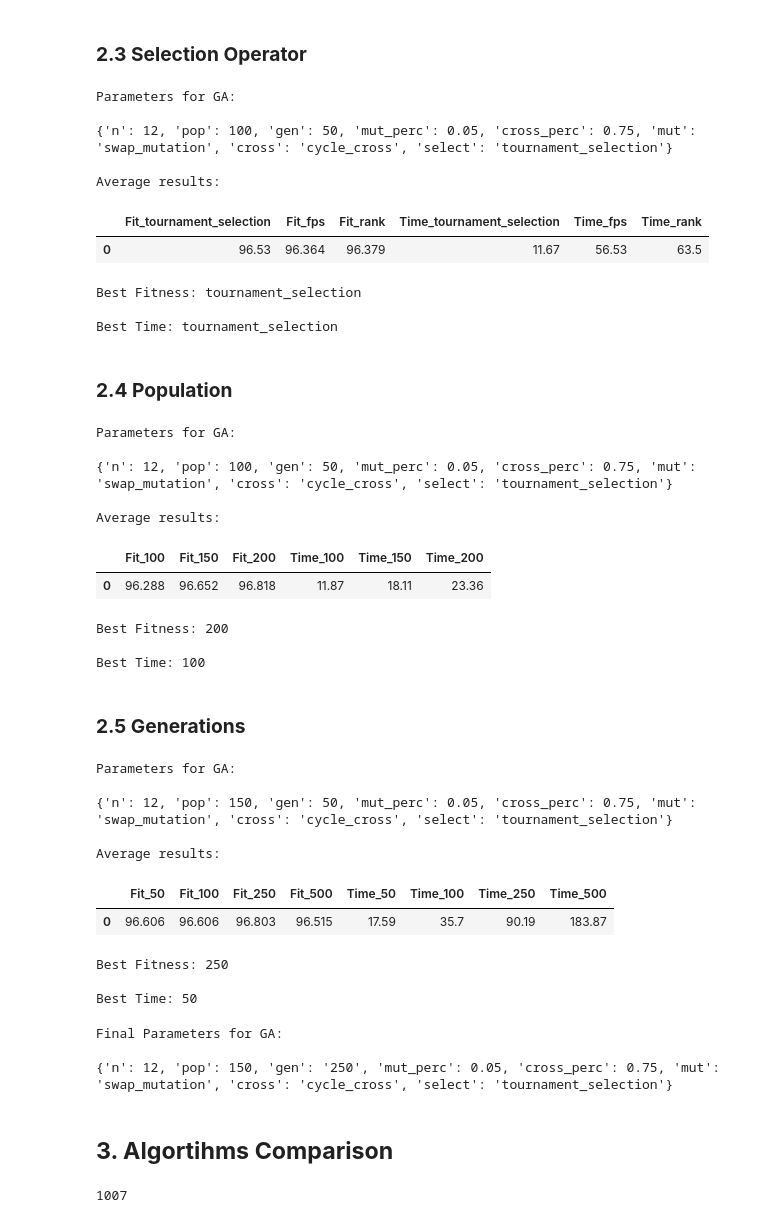
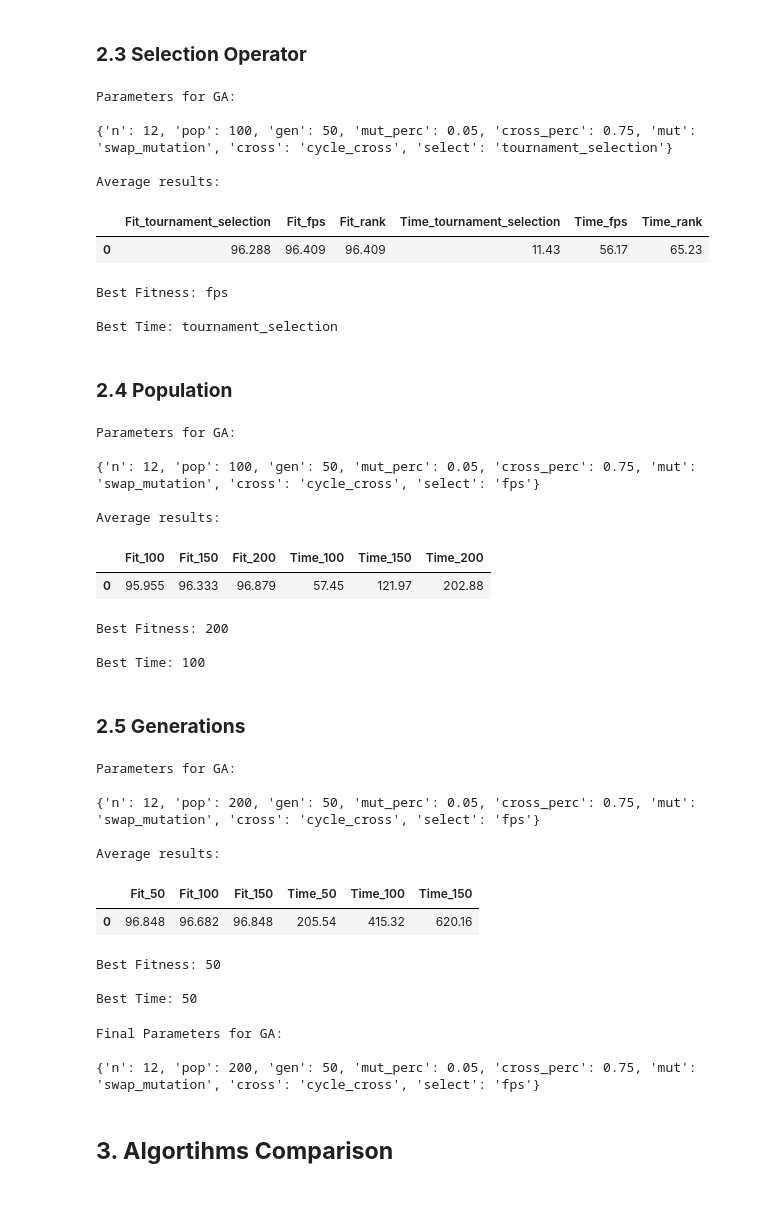
Before and after one commit to NassarX/nqueens-optimization, a Jupyter notebook: app/test.ipynb, the cells around one changed output. Cells and saved outputs as stored; diff of their text form; code cells hidden in the pictures.

```diff
--- a/app/test.ipynb
+++ b/app/test.ipynb
@@ -123,14 +104,14 @@ def genetic_algorithm(
 # %%
 # testing function
 ga = genetic_algorithm(
-                                            n = 12,
-                                            pop = 100,
+                                            n = 8,
+                                            pop = 200,
                                             gen = 100,
                                             mut_perc = .05,
                                             cross_perc = .75,
-                                            mut = "inversion_mutation",
-                                            cross = "arithmetic_cross",
-                                            select = "rank"
+                                            mut = "swap_mutation",
+                                            cross = "pmx",
+                                            select = "fps"
                                             )
 ga
 # %% [output]
@@ -443,8 +424,8 @@ Parameters for GA:
 
 Average results:
 |  | Fit_tournament_selection | Fit_fps | Fit_rank | Time_tournament_selection | Time_fps | Time_rank |
-| 0 | 96.53 | 96.364 | 96.379 | 11.67 | 56.53 | 63.5 |
+| 0 | 96.288 | 96.409 | 96.409 | 11.43 | 56.17 | 65.23 |
-Best Fitness: tournament_selection
+Best Fitness: fps
 
 Best Time: tournament_selection
 # %% [markdown]
@@ -474,7 +455,7 @@ display(df_avg)
 # Getting best parameter by fitness & time
 best_param_fit = df_avg[[col for col in df_avg.columns if col.startswith('Fit_')]].idxmax(axis=1)[0].replace('Fit_', '')
 best_param_time = df_avg[[col for col in df_avg.columns if col.startswith('Time_')]].idxmin(axis=1)[0].replace('Time_', '')
-replace_param = {'pop': 150}
+replace_param = {'pop': int(best_param_fit)}
 print(f'\nBest Fitness: \033[1m{best_param_fit}\033[0m\n\nBest Time: \033[1m{best_param_time}\033[0m', end='\n\n')
 
 # Plotting results
@@ -482,11 +463,11 @@ plot_values(data = df, colors = color_palette[:len(population)], layout=2, templ
 # %% [output]
 Parameters for GA:
 
-{'n': 12, 'pop': 100, 'gen': 50, 'mut_perc': 0.05, 'cross_perc': 0.75, 'mut': 'swap_mutation', 'cross': 'cycle_cross', 'select': 'tournament_selection'}
+{'n': 12, 'pop': 100, 'gen': 50, 'mut_perc': 0.05, 'cross_perc': 0.75, 'mut': 'swap_mutation', 'cross': 'cycle_cross', 'select': 'fps'}
 
 Average results:
 |  | Fit_100 | Fit_150 | Fit_200 | Time_100 | Time_150 | Time_200 |
-| 0 | 96.288 | 96.652 | 96.818 | 11.87 | 18.11 | 23.36 |
+| 0 | 95.955 | 96.333 | 96.879 | 57.45 | 121.97 | 202.88 |
 Best Fitness: 200
 
 Best Time: 100
@@ -496,40 +477,40 @@ Best Time: 100
 # seed for reproducibility
 np.random.seed(0)
 
-generations = [50, 100, 250, 500]
+generations = [50, 100, 150]
 
 # Setting previous best parameter as new default value
 params.update(replace_param)
 
 # Print current parameters to use in best_operators_search
 print('\033[1mParameters for GA:\033[0m', end='\n\n')
 print(params, end='\n\n')
 
 param_list, df = best_operators_search('gen', generations, params)
 
 # Displaying average results of the 100 iterations
 print('\033[1mAverage results:', end='\n')
 df['const'] = 'const'
 df_avg = df.groupby('const').mean().reset_index(drop=True).round(3)
 display(df_avg)
 
 # Getting best parameter by fitness & time
 best_param_fit = df_avg[[col for col in df_avg.columns if col.startswith('Fit_')]].idxmax(axis=1)[0].replace('Fit_', '')
 best_param_time = df_avg[[col for col in df_avg.columns if col.startswith('Time_')]].idxmin(axis=1)[0].replace('Time_', '')
-replace_param = {'gen': best_param_fit}
+replace_param = {'gen': int(best_param_fit)}
 print(f'\nBest Fitness: \033[1m{best_param_fit}\033[0m\n\nBest Time: \033[1m{best_param_time}\033[0m', end='\n\n')
 
 # Plotting results
 plot_values(data = df, colors = color_palette[:len(generations)], layout=2, template='white', grid=True)
 # %% [output]
 Parameters for GA:
 
-{'n': 12, 'pop': 150, 'gen': 50, 'mut_perc': 0.05, 'cross_perc': 0.75, 'mut': 'swap_mutation', 'cross': 'cycle_cross', 'select': 'tournament_selection'}
+{'n': 12, 'pop': 200, 'gen': 50, 'mut_perc': 0.05, 'cross_perc': 0.75, 'mut': 'swap_mutation', 'cross': 'cycle_cross', 'select': 'fps'}
 
 Average results:
-|  | Fit_50 | Fit_100 | Fit_250 | Fit_500 | Time_50 | Time_100 | Time_250 | Time_500 |
-| 0 | 96.606 | 96.606 | 96.803 | 96.515 | 17.59 | 35.7 | 90.19 | 183.87 |
+|  | Fit_50 | Fit_100 | Fit_150 | Time_50 | Time_100 | Time_150 |
+| 0 | 96.848 | 96.682 | 96.848 | 205.54 | 415.32 | 620.16 |
-Best Fitness: 250
+Best Fitness: 50
 
 Best Time: 50
 # %%
@@ -541,11 +522,6 @@ print(params)
 # %% [output]
 Final Parameters for GA:
 
-{'n': 12, 'pop': 150, 'gen': '250', 'mut_perc': 0.05, 'cross_perc': 0.75, 'mut': 'swap_mutation', 'cross': 'cycle_cross', 'select': 'tournament_selection'}
+{'n': 12, 'pop': 200, 'gen': 50, 'mut_perc': 0.05, 'cross_perc': 0.75, 'mut': 'swap_mutation', 'cross': 'cycle_cross', 'select': 'fps'}
 # %% [markdown]
 ## __3. Algortihms Comparison__
-# %%
-ba = backtracking_algorithm(n = 12)
-ba['duration']
-# %% [output]
-1007
```
Also changed, not shown: parts of 11 cells of this notebook.
